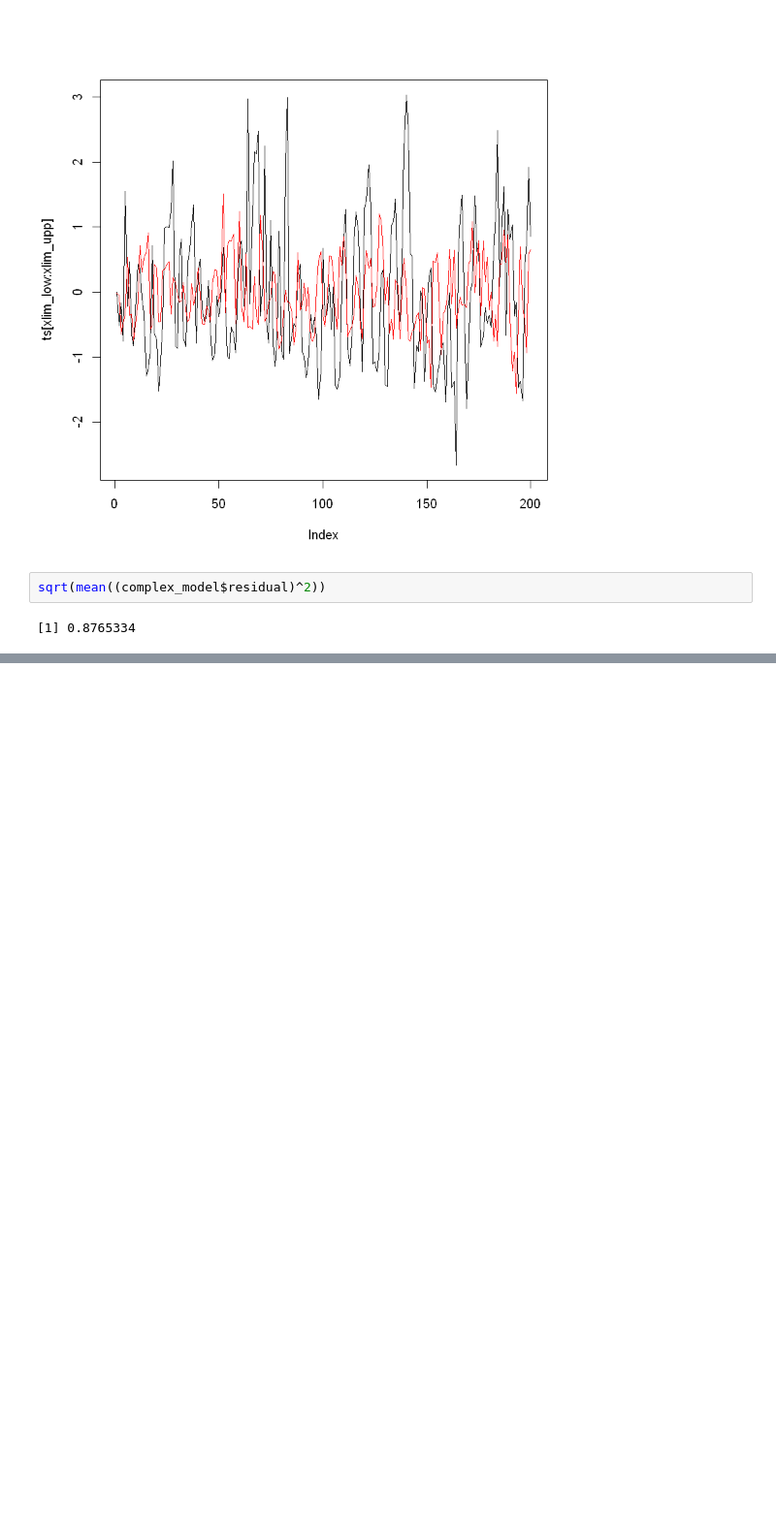
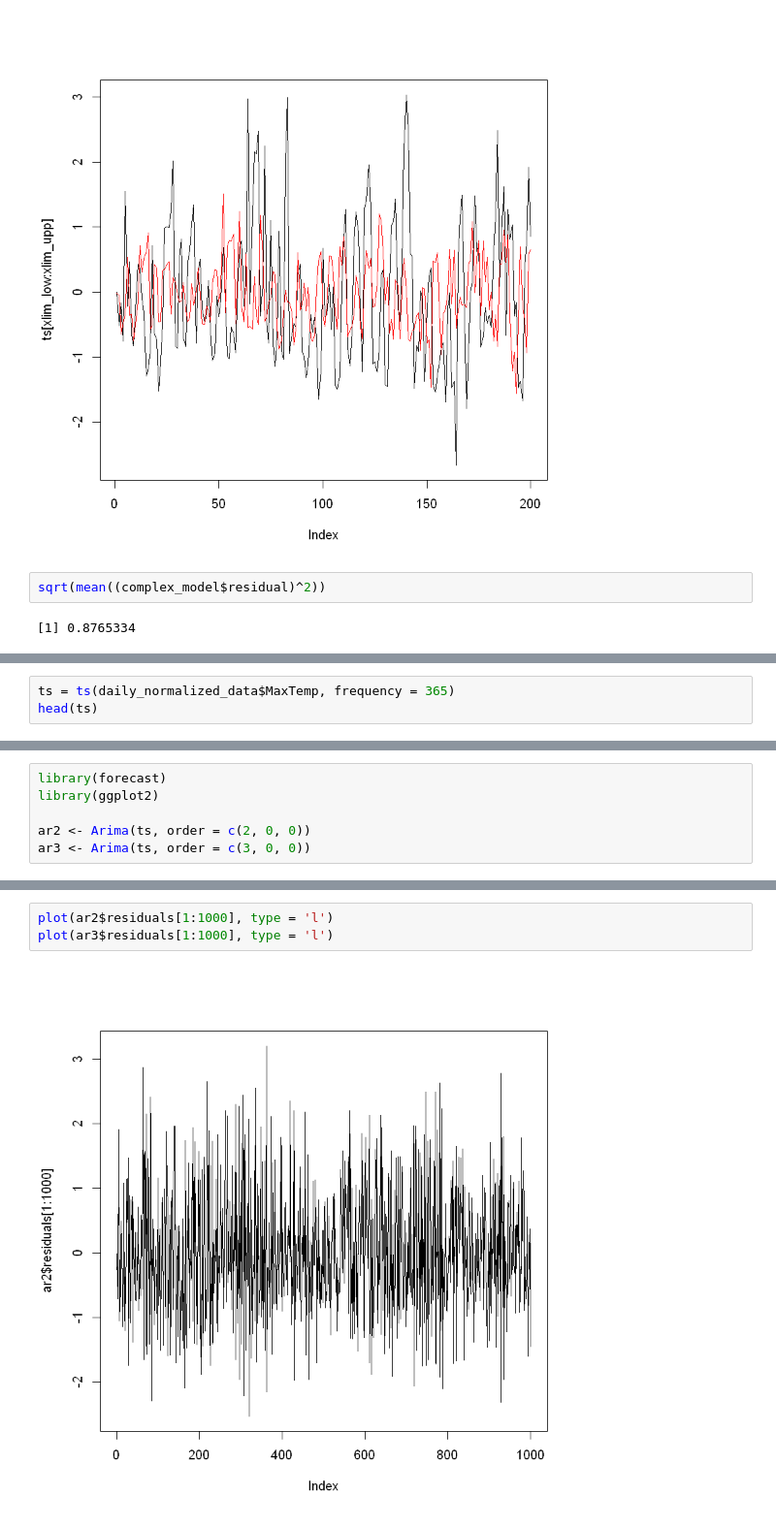
Before and after one commit to wywongbd/EPFL-Time-Series, a Jupyter notebook: project/Project - Trend Removal.ipynb, the cells around one changed output, grey strips where cells are left out. Shown at 97% size. Cells and saved outputs as stored; diff of their text form; blank space fills up the shorter version.

Commit message:
added forecasting

```diff
--- a/project/Project - Trend Removal.ipynb
+++ b/project/Project - Trend Removal.ipynb
@@ -319,0 +311,3 @@ sqrt(mean((complex_model$residual)^2))
+# %%
+ts = ts(daily_normalized_data$MaxTemp, frequency = 365)
+head(ts)
@@ -319,0 +317,6 @@ sqrt(mean((complex_model$residual)^2))
+# %%
+library(forecast)
+library(ggplot2)
+
+ar2 <- Arima(ts, order = c(2, 0, 0))
+ar3 <- Arima(ts, order = c(3, 0, 0))
@@ -319,0 +326,5 @@ sqrt(mean((complex_model$residual)^2))
+# %%
+plot(ar2$residuals[1:1000], type = 'l')
+plot(ar3$residuals[1:1000], type = 'l')
+# %% [output]
+[figure, added]
```
Also changed, not shown: parts of 17 cells of this notebook, 2 other files.
